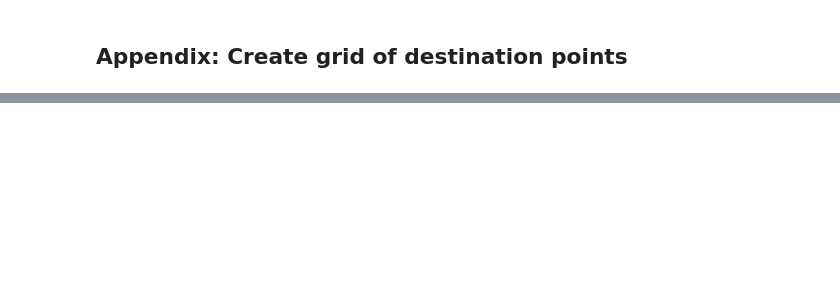
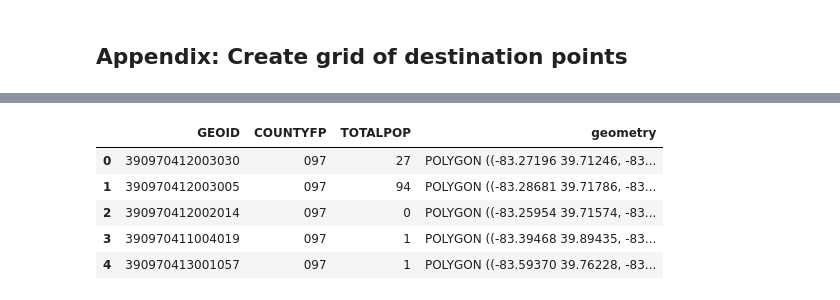
Before and after one commit to aporr/r5r-demo, a Jupyter notebook: A Sense of Place Workflow (Python).ipynb, the cells around one changed output, grey strips where cells are left out. Drawn from its saved outputs; the diff is of its cells as text; code cells hidden in the pictures; blank space fills up the shorter version.

```diff
--- a/A Sense of Place Workflow (Python).ipynb
+++ b/A Sense of Place Workflow (Python).ipynb
@@ -241,0 +333,12 @@ region.plot()
+# %%
+blocks_raw = gpd.read_file("./input_data/blocks/tl_2021_39_tabblock20.shp", dtype="object")
+# %%
+blocks = blocks_raw.copy()
+# %%
+blocks = blocks.loc[blocks["COUNTYFP20"].isin(COUNTY_LIST.values())]
+blocks = blocks \
+    .rename(columns={
+        "COUNTYFP20":"COUNTYFP",
+        "GEOID20":"GEOID"
+    }) \
+    .filter(axis="columns", items=["GEOID", "COUNTYFP", "geometry"])
@@ -241,0 +351,24 @@ region.plot()
+# %%
+blockData = pd.read_csv("./input_data/blocks/blockData.csv", dtype="object")
+blockData = blockData.loc[blockData["county"].isin(COUNTY_LIST.values())]
+blockData["GEOID"] = blockData["GEO_ID"].apply(lambda x:x.split("US")[1])
+blockData = blockData \
+    .rename(columns={
+        "county":"COUNTYFP",
+        "P1_001N":"TOTALPOP"
+    }) \
+    .filter(axis="columns", items=["GEOID", "COUNTYFP", "TOTALPOP"])
+# %%
+blocks = blocks \
+    .merge(blockData, left_on="GEOID", right_on="GEOID") \
+    .filter(axis="columns", items=["GEOID","COUNTYFP_x", "TOTALPOP", "geometry"]) \
+    .rename(columns={"COUNTYFP_x":"COUNTYFP"})
+blocks.to_file("./temp_data/blocks.shp")
+blocks.head()
+# %% [output]
+|  | GEOID | COUNTYFP | TOTALPOP | geometry |
+| 0 | 390970412003030 | 097 | 27 | POLYGON ((-83.27196 39.71246, -83... |
+| 1 | 390970412003005 | 097 | 94 | POLYGON ((-83.28681 39.71786, -83... |
+| 2 | 390970412002014 | 097 | 0 | POLYGON ((-83.25954 39.71574, -83... |
+| 3 | 390970411004019 | 097 | 1 | POLYGON ((-83.39468 39.89435, -83... |
+| 4 | 390970413001057 | 097 | 1 | POLYGON ((-83.59370 39.76228, -83... |
```
Also changed, not shown: parts of 25 cells of this notebook.
